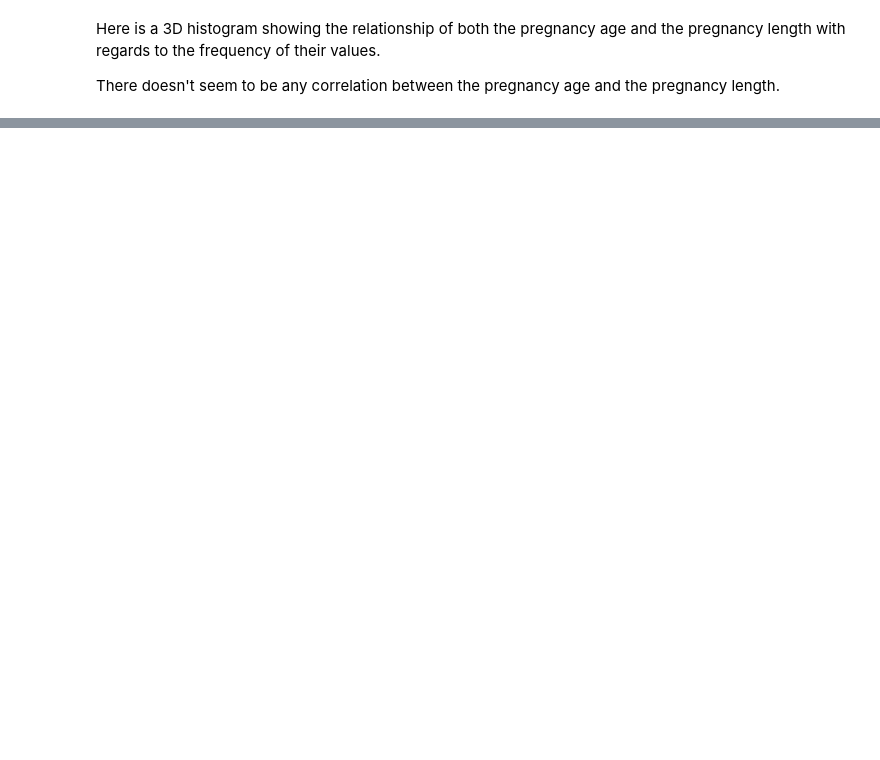
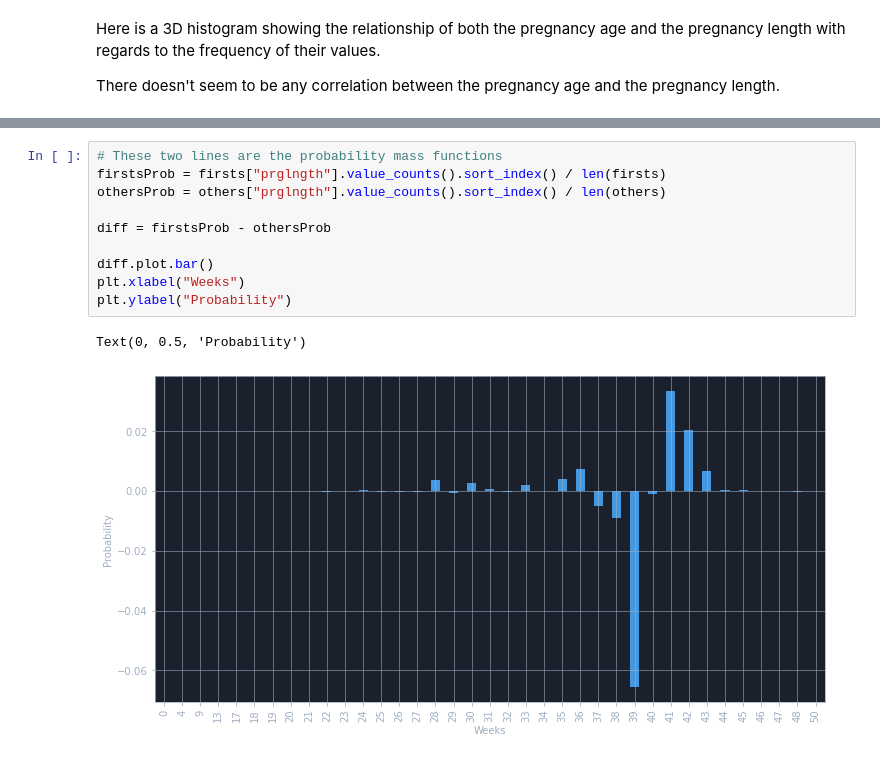
Before and after one commit to Devwulf/road-to-data-science, a Jupyter notebook: statistics/02 - Distributions.ipynb, the cells around one changed output, grey strips where cells are left out. Cells and saved outputs as stored; diff of their text form; blank space fills up the shorter version.

Commit message:
Added Probability Mass Function section

```diff
--- a/statistics/02 - Distributions.ipynb
+++ b/statistics/02 - Distributions.ipynb
@@ -145,0 +157,13 @@ plt.show()
+# %%
+# These two lines are the probability mass functions
+firstsProb = firsts["prglngth"].value_counts().sort_index() / len(firsts)
+othersProb = others["prglngth"].value_counts().sort_index() / len(others)
+
+diff = firstsProb - othersProb
+
+diff.plot.bar()
+plt.xlabel("Weeks")
+plt.ylabel("Probability")
+# %% [output]
+Text(0, 0.5, 'Probability')
+[figure, added]
```
Also changed, not shown: parts of 14 cells of this notebook, 2 other files.
